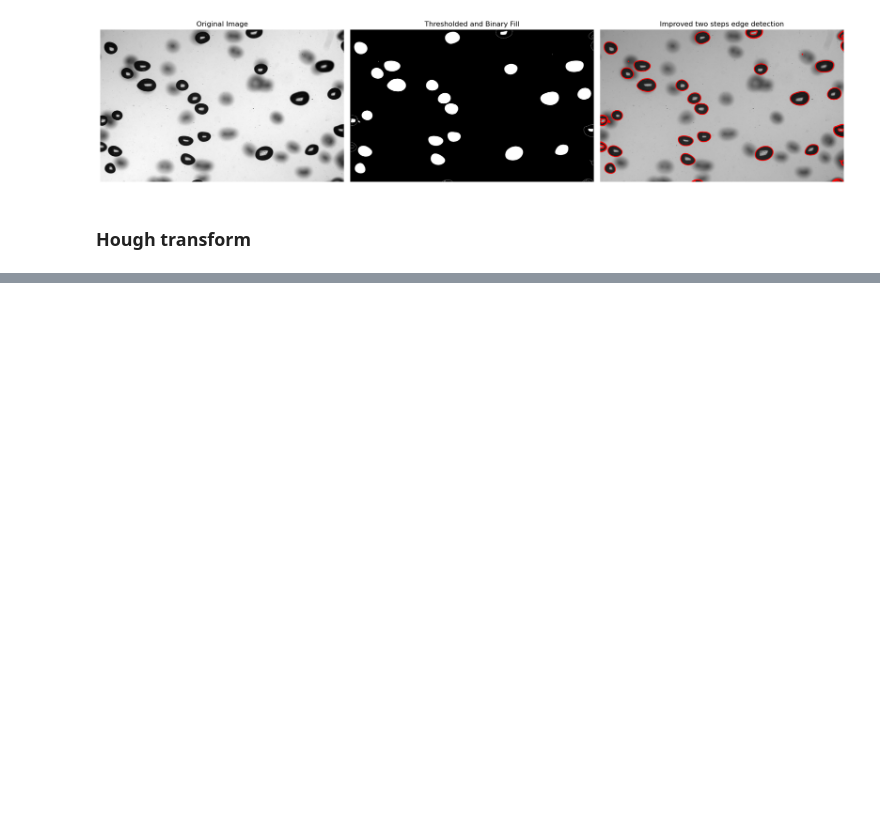
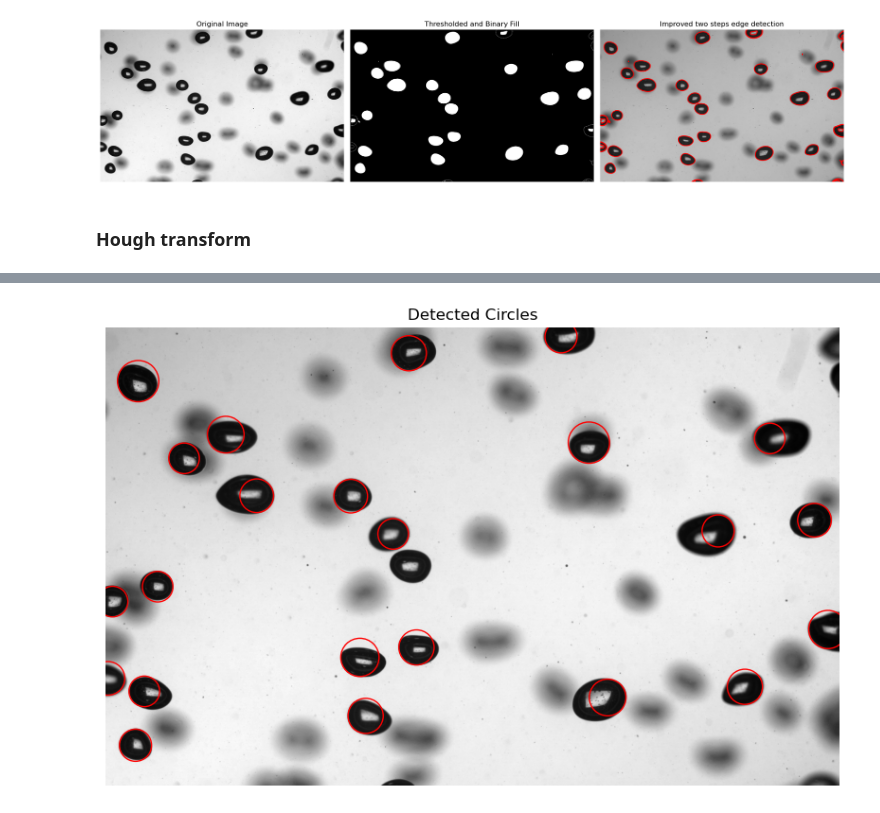
Before and after one commit to PyNoe/Bubbles, a Jupyter notebook: CircleDetection_v1.ipynb, the cells around one changed output, grey strips where cells are left out. Drawn from its saved outputs; the diff is of its cells as text; code cells hidden in the pictures; blank space fills up the shorter version.

```diff
--- a/CircleDetection_v1.ipynb
+++ b/CircleDetection_v1.ipynb
@@ -160,0 +205,13 @@ plt.show()
+# %%
+plt.figure(figsize=(10, 10))
+plt.imshow(image_gray, cmap='gray')
+plt.title("Detected Circles")
+
+for center_y, center_x, radius in zip(cy, cx, radii):
+    circle = plt.Circle((center_x, center_y), radius, color='red', fill=False)
+    plt.gca().add_patch(circle)
+
+plt.axis('off')
+plt.show()
+# %% [output]
+[figure, added]
```
Also changed, not shown: parts of 8 cells of this notebook.
